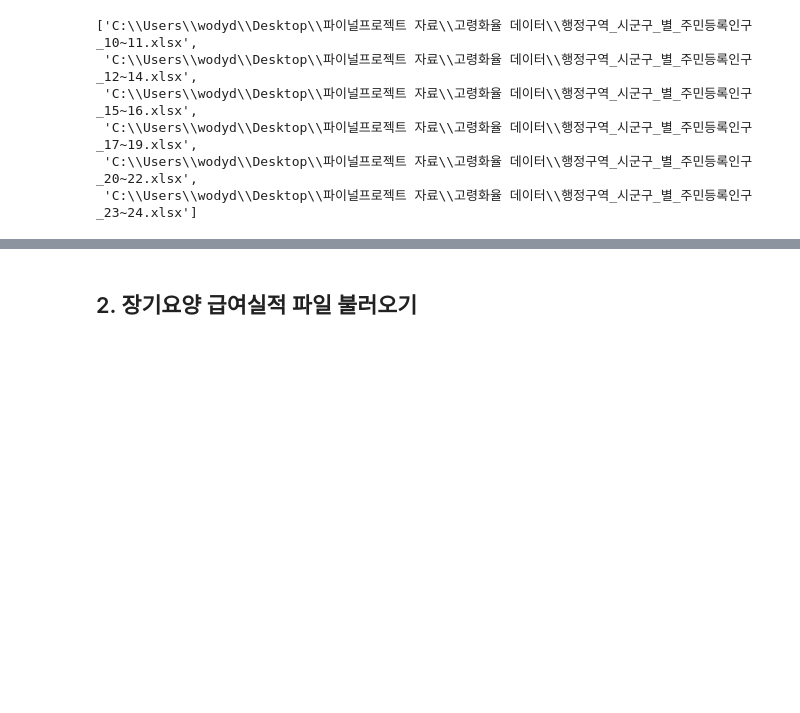
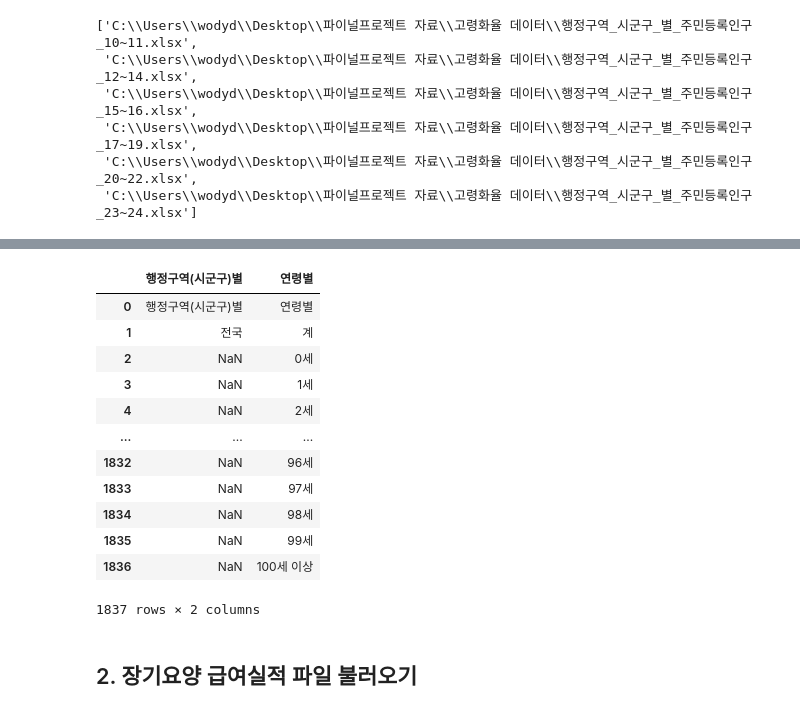
Before and after one commit to JAEYONG0303/For-python-, a Jupyter notebook: LAB 10. 머신러닝/FInal Project/Final.ipynb, the cells around one changed output, grey strips where cells are left out. Saved outputs shown, nothing was run; the diff lists cells and outputs as text; code cells hidden in the pictures; blank space fills up the shorter version.

```diff
--- a/LAB 10. 머신러닝/FInal Project/Final.ipynb
+++ b/LAB 10. 머신러닝/FInal Project/Final.ipynb
@@ -41,0 +97,17 @@ people_raw.head()
+# %%
+df = df.filter(['행정구역(시군구)별','연령별','2010.01','2011.01'])
+df
+# %% [output]
+|  | 행정구역(시군구)별 | 연령별 |
+| 0 | 행정구역(시군구)별 | 연령별 |
+| 1 | 전국 | 계 |
+| 2 | NaN | 0세 |
+| 3 | NaN | 1세 |
+| 4 | NaN | 2세 |
+| ... | ... | ... |
+| 1832 | NaN | 96세 |
+| 1833 | NaN | 97세 |
+| 1834 | NaN | 98세 |
+| 1835 | NaN | 99세 |
+| 1836 | NaN | 100세 이상 |
+1837 rows × 2 columns
```
Also changed, not shown: parts of 7 cells of this notebook, 1 other file.
